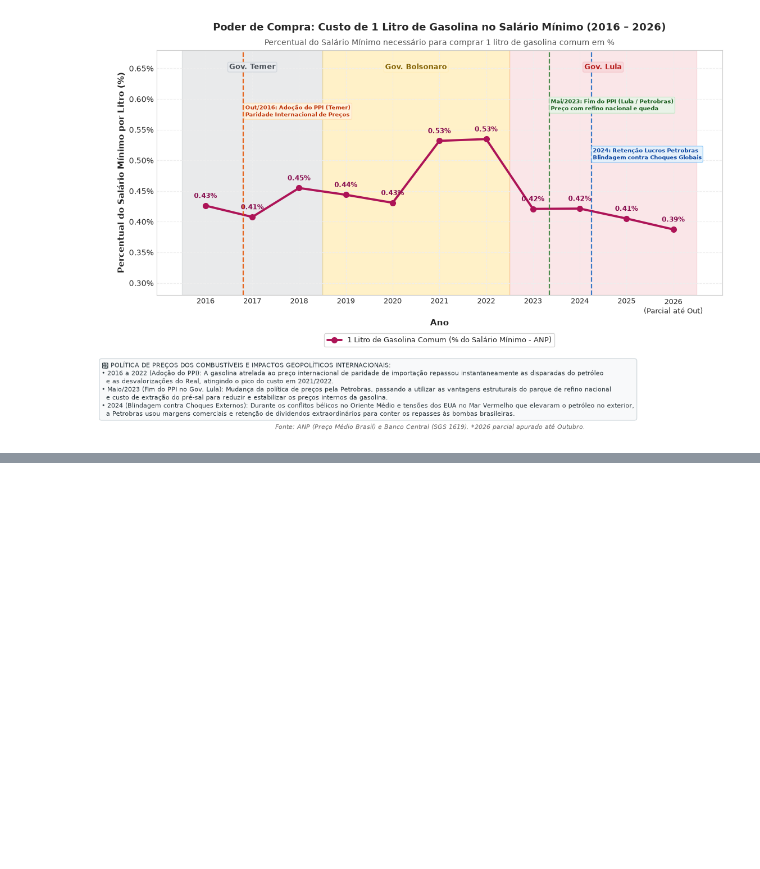
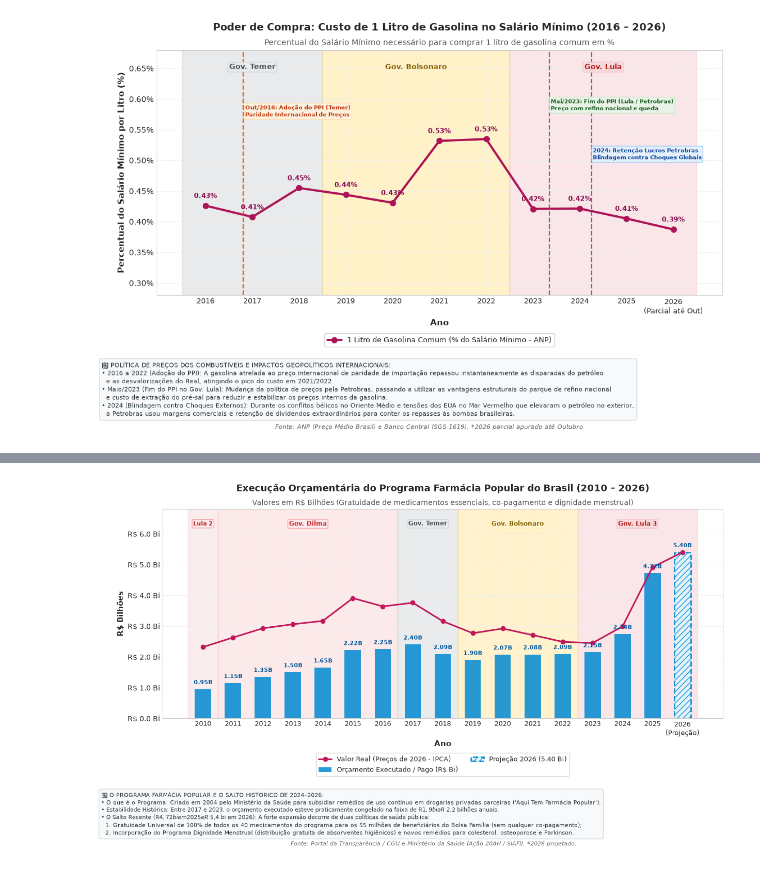
Before and after one commit to hianaracamilla/trad_x_municipio, a Jupyter notebook: series_historicas_brasil_2010_2025.ipynb, the cells around one changed output, grey strips where cells are left out. Cells and saved outputs as stored; diff of their text form; code cells hidden in the pictures; blank space fills up the shorter version.

```diff
--- a/series_historicas_brasil_2010_2025.ipynb
+++ b/series_historicas_brasil_2010_2025.ipynb
@@ -893,0 +1149,50 @@ plt.show()
+# %%
+fig, ax = plt.subplots(figsize=(14, 7.5))
+
+anos_o = df_orcamento['ano']
+fp_nom = df_orcamento['farmacia_popular_bi']
+fp_real = df_orcamento['farmacia_popular_real_2026_bi']
+
+# Barras Nominais
+ax.bar(anos_o[:-1], fp_nom[:-1], width=0.55, color='#0288D1', alpha=0.85, label='Orçamento Executado / Pago (R$ Bi)')
+ax.bar(2026, fp_nom.iloc[-1], width=0.55, edgecolor='#0288D1', linestyle='--', linewidth=2.0, color='#E1F5FE', hatch='///', alpha=0.9,
+       label=f'Projeção 2026 ({fp_nom.iloc[-1]:.2f} Bi)')
+
+# Linha de Valor Real
+ax.plot(anos_o, fp_real, marker='o', color='#C2185B', linewidth=2.2, label='Valor Real (Preços de 2026 - IPCA)')
+
+aplicar_faixas_governos_2010_2026(ax, ylim=(0, 6.8))
+ax.set_title('Execução Orçamentária do Programa Farmácia Popular do Brasil (2010 – 2026)', fontsize=13, fontweight='bold', pad=25)
+ax.text(0.5, 1.02, 'Valores em R$ Bilhões (Gratuidade de medicamentos essenciais, co-pagamento)', transform=ax.transAxes, ha='center', fontsize=10, color='#555555')
+
+ax.set_xlabel('Ano', fontsize=11, fontweight='bold')
+ax.set_ylabel('R$ Bilhões', fontsize=11, fontweight='bold')
+ax.set_xticks(anos_o)
+ax.set_xticklabels([f"{int(a)}" if a != 2026 else "2026\n(Projeção)" for a in anos_o], fontsize=9)
+ax.yaxis.set_major_formatter(ticker.FormatStrFormatter('R$ %.1f Bi'))
+
+for a, v in zip(anos_o, fp_nom):
+    ax.text(a, v + 0.12, f"{v:.2f}B", ha='center', va='bottom', fontsize=8, fontweight='bold', color='#01579B')
+
+# Legenda fora do gráfico, centralizada abaixo do eixo X
+ax.legend(loc='upper center', bbox_to_anchor=(0.5, -0.15), frameon=True, fontsize=9.0, ncol=2)
+
+# Caixa de comentários didáticos abaixo do gráfico
+comentarios_g15 = (
+    "💡 O PROGRAMA FARMÁCIA POPULAR E O SALTO HISTÓRICO DE 2024–2026:\n"
+    "• O que é o Programa: Criado em 2004 pelo Ministério da Saúde para subsidiar remédios de uso contínuo em drogarias privadas parceiras ('Aqui Tem Farmácia Popular').\n"
+    "• Estabilidade Histórica: Entre 2017 e 2023, o orçamento executado esteve praticamente congelado na faixa de R$ 1,9 bi a R$ 2,2 bilhões anuais.\n"
+    "• O Salto Recente (R$ 4,72 bi em 2025 e R$ 5,4 bi em 2026): A forte expansão decorre de duas políticas de saúde pública:\n"
+    "  1. Gratuidade Universal de 100% de todos os 40 medicamentos do programa para os 55 milhões de beneficiários do Bolsa Família (sem qualquer co-pagamento);\n"
+    "  2. Incorporação de novos remédios para colesterol, osteoporose e Parkinson, absorventes e fraldas geriatricas."
+)
+fig.text(0.04, 0.040, comentarios_g15, fontsize=7.8, color='#263238', linespacing=1.35,
+         bbox=dict(boxstyle='round,pad=0.4', facecolor='#F8F9FA', edgecolor='#CFD8DC', alpha=0.95))
+
+fig.text(0.5, 0.012, 'Fonte: Portal da Transparência / CGU e Ministério da Saúde (Ação 20AH / SIAFI). *2026 projetado.',
+         ha='center', fontsize=7.8, style='italic', color='#666666')
+
+plt.subplots_adjust(top=0.88, bottom=0.34)
+plt.show()
+# %% [output]
+[figure, added]
```
Also changed, not shown: parts of 15 cells of this notebook, 9 other files.
